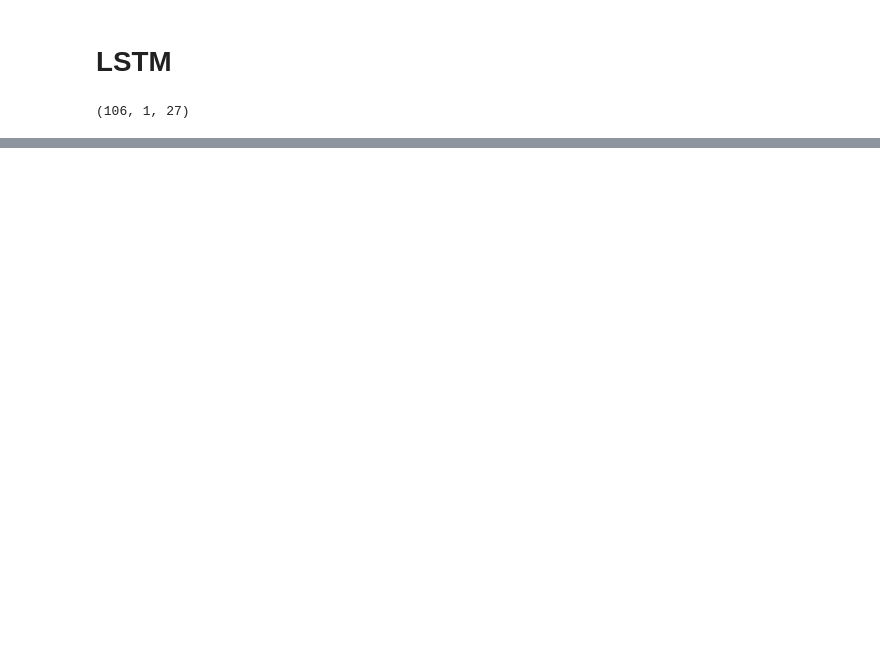
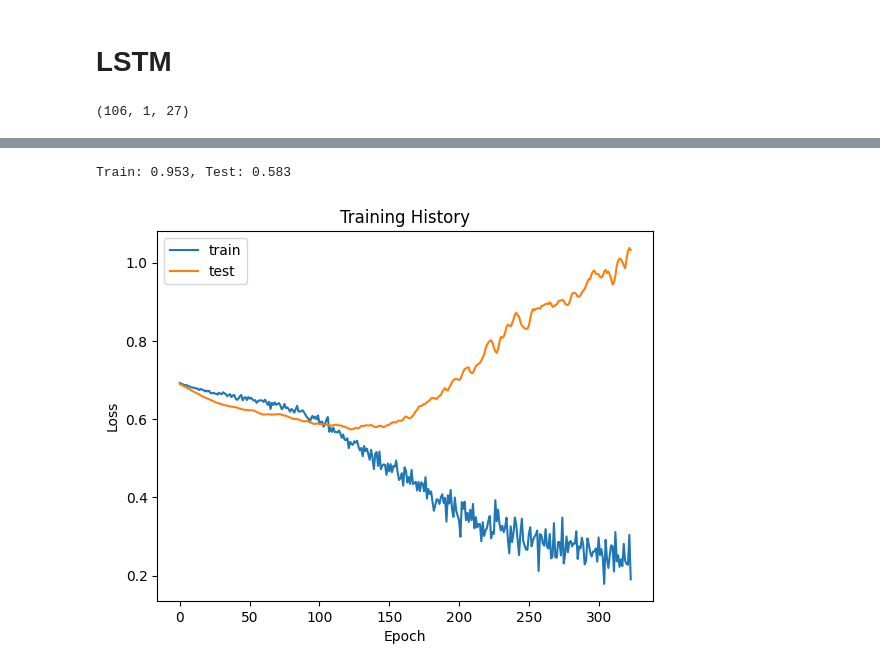
Before and after one commit to albertusro1/hypertension-forecasting-using-stacked-lstm, a Jupyter notebook: Forecasting SNP Data.ipynb, the cells around one changed output, grey strips where cells are left out. Cells and saved outputs as stored; diff of their text form; code cells hidden in the pictures; blank space fills up the shorter version.

```diff
--- a/Forecasting SNP Data.ipynb
+++ b/Forecasting SNP Data.ipynb
@@ -216,14 +263,14 @@ from sklearn.naive_bayes import MultinomialNB
 # %%
 start_time = time.time()
 
-# NB = MultinomialNB()
-# NB.fit(X_train, y_train)
-# joblib.dump(NB, "nb.joblib")
+NB = MultinomialNB()
+NB.fit(X_train, y_train)
+joblib.dump(NB, "nb.joblib")
 
 print("Train Time: %s seconds" % (time.time() - start_time))
 start_time = time.time()
 
-NB = joblib.load("nb.joblib")
+# NB = joblib.load("nb.joblib")
 nb_y_pred = NB.predict(X_test)
 
 print("Test Time: %s seconds" % (time.time() - start_time))
@@ -255,14 +302,14 @@ from sklearn import tree
 # %%
 start_time = time.time()
 
-# DT = tree.DecisionTreeClassifier()
-# DT.fit(X_train, y_train)
-# joblib.dump(DT, "dt.joblib")
+DT = tree.DecisionTreeClassifier()
+DT.fit(X_train, y_train)
+joblib.dump(DT, "dt.joblib")
 
 print("Train Time: %s seconds" % (time.time() - start_time))
 start_time = time.time()
 
-DT = joblib.load("dt.joblib")
+# DT = joblib.load("dt.joblib")
 dt_y_pred = DT.predict(X_test)
 
 print("Test Time: %s seconds" % (time.time() - start_time))
@@ -305,14 +352,14 @@ from sklearn.ensemble import RandomForestClassifier
 # %%
 start_time = time.time()
 
-# RF = RandomForestClassifier()
-# RF.fit(X_train, y_train)
-# joblib.dump(RF, "rf.joblib")
+RF = RandomForestClassifier()
+RF.fit(X_train, y_train)
+joblib.dump(RF, "rf.joblib")
 
 print("Train Time: %s seconds" % (time.time() - start_time))
 start_time = time.time()
 
-RF = joblib.load("rf.joblib")
+# RF = joblib.load("rf.joblib")
 rf_y_pred = RF.predict(X_test)
 
 print("Test Time: %s seconds" % (time.time() - start_time))
@@ -394,10 +469,12 @@ X_train.shape
 # %%
-# # load the saved model
-# saved_model = load_model('best_model.h5')
+# load the saved model
+saved_model = load_model('best_model.h5')
 
 
-# # evaluate the model
-# _, train_acc = model.evaluate(X_train, y_train, verbose=0)
-# _, test_acc = model.evaluate(X_test, y_test, verbose=0)
-# print('Train: %.3f, Test: %.3f' % (train_acc, test_acc))
+# evaluate the model
+_, train_acc = model.evaluate(X_train, y_train, verbose=0)
+_, test_acc = model.evaluate(X_test, y_test, verbose=0)
+print('Train: %.3f, Test: %.3f' % (train_acc, test_acc))
+# %% [output]
+Train: 0.953, Test: 0.583
 # %%
@@ -405,12 +482,14 @@ saved_model = load_model('lstmplus.h5')
 # %%
-# # plot training history
-# pyplot.plot(history.history['loss'], label='train')
-# pyplot.plot(history.history['val_loss'], label='test')
-# pyplot.xlabel('Epoch')
-# pyplot.ylabel('Loss')
-# pyplot.title("Training History")
-# pyplot.legend()
-# pyplot.show()
+# plot training history
+pyplot.plot(history.history['loss'], label='train')
+pyplot.plot(history.history['val_loss'], label='test')
+pyplot.xlabel('Epoch')
+pyplot.ylabel('Loss')
+pyplot.title("Training History")
+pyplot.legend()
+pyplot.show()
+# %% [output]
+[figure, added]
 # %%
 def _replaceitem(x):
     if x > 0.1:
```
Also changed, not shown: parts of 27 cells of this notebook.
